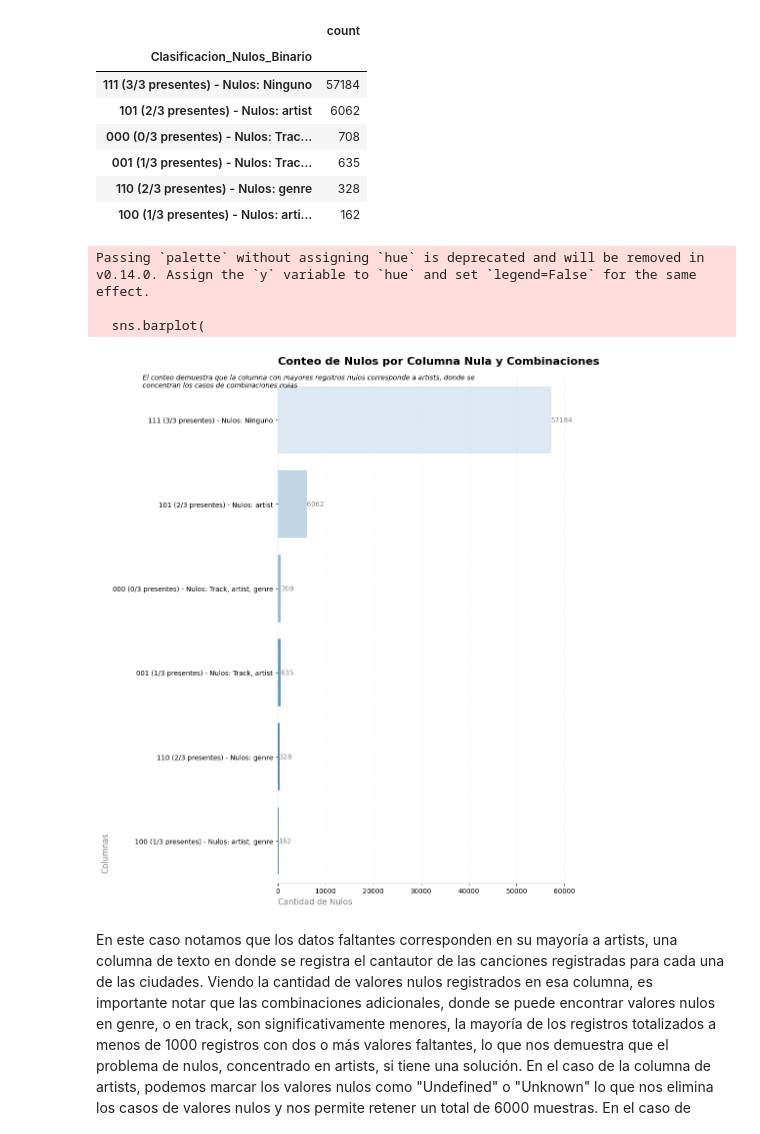
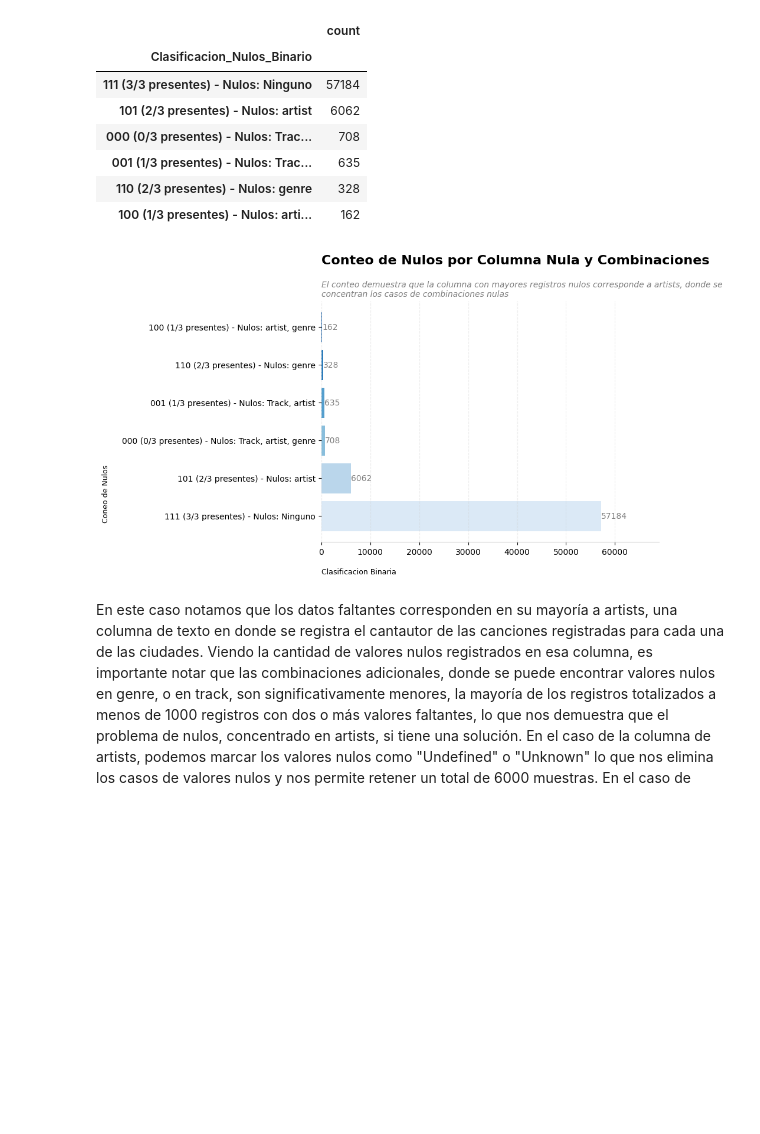
Before and after one commit to Volv1t3/MidtermDataAnalysisProject, a Jupyter notebook: src/python/notebooks/Proyecto_Medio_Semestre_ Arellano.ipynb, the cells around one changed output. Cells and saved outputs as stored; diff of their text form; code cells hidden in the pictures; blank space fills up the shorter version.

```diff
--- a/src/python/notebooks/Proyecto_Medio_Semestre_ Arellano.ipynb
+++ b/src/python/notebooks/Proyecto_Medio_Semestre_ Arellano.ipynb
@@ -350,17 +535,17 @@ clasificacion_binaria_extraida
 | 100 (1/3 presentes) - Nulos: arti... | 162 |
 # %%
 crear_barchart_storytelling(
-    data=clasificacion_binaria_extraida,
-    y="Clasificacion_Nulos_Binario",
-    x="count",
+    data=clasificacion_binaria_extraida.reset_index(),
+    x_axis_data="Clasificacion_Nulos_Binario",
+    x_axis_title='Clasificacion Binaria',
+    y_axis_data="count",
+    y_axis_title='Coneo de Nulos',
+    fig_size=(10,6),
     color_palette=generate_blue_palette(len(clasificacion_binaria_extraida.index)),
     title="Conteo de Nulos por Columna Nula y Combinaciones",
     subtitle="El conteo demuestra que la columna con mayores registros nulos corresponde a artists, donde se\nconcentran los casos de combinaciones nulas")
 # %% [output]
-Passing `palette` without assigning `hue` is deprecated and will be removed in v0.14.0. Assign the `y` variable to `hue` and set `legend=False` for the same effect.
-
-  sns.barplot(
-[figure, old version]
+[figure, new version]
 # %% [markdown]
 En este caso notamos que los datos faltantes corresponden en su mayoría a artists, una columna de texto en donde se registra el cantautor de las canciones registradas para cada una de las ciudades. Viendo la cantidad de valores nulos registrados en esa columna, es importante notar que las combinaciones adicionales, donde se puede encontrar valores nulos en genre, o en track, son significativamente menores, la mayoría de los registros totalizados a menos de 1000 registros con dos o más valores faltantes, lo que nos demuestra que el problema de nulos, concentrado en artists, si tiene una solución. En el caso de la columna de artists, podemos marcar los valores nulos como "Undefined" o "Unknown" lo que nos elimina los casos de valores nulos y nos permite retener un total de 6000 muestras. En el caso de aquellas en donde existe más de un campo faltante, es claro que no podremos reconstruir la información del artista o el género si solo tenemos el nombre de la canción, porque este tipo de proceso cae fuera del alcance del proyecto, en el caso de artists y track, también estamos en un caso donde no se puede recuperar la información necesaria y se debería de eliminar ese registro.
 <br><br>
```
Also changed, not shown: parts of 36 cells of this notebook, 2 other files.
